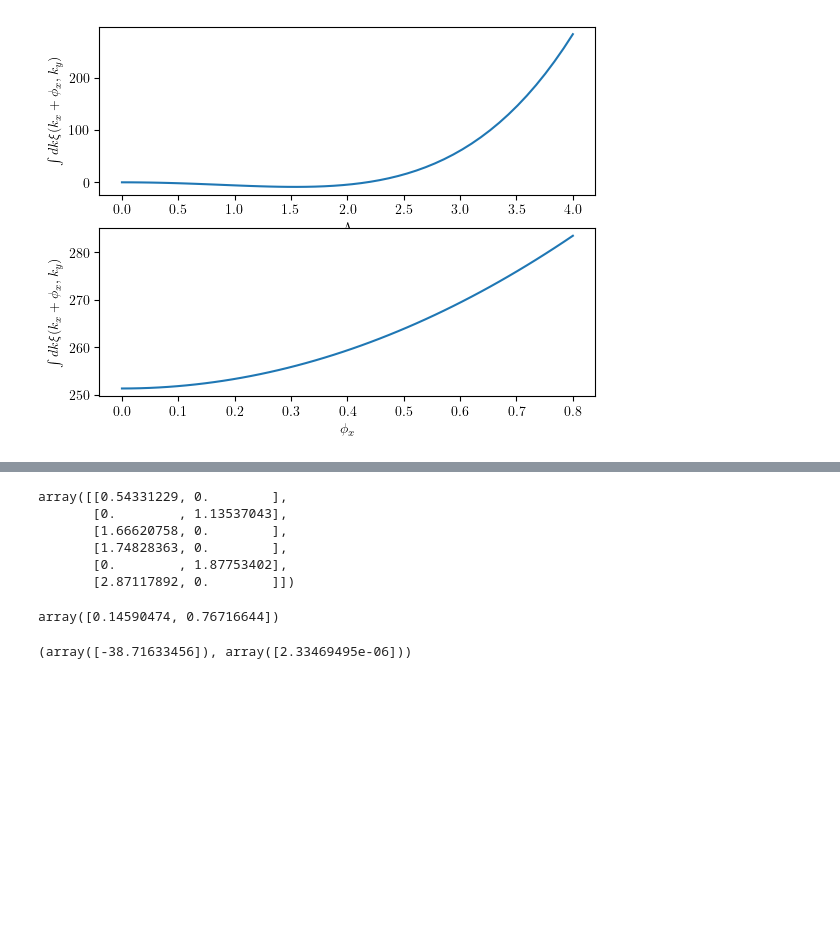
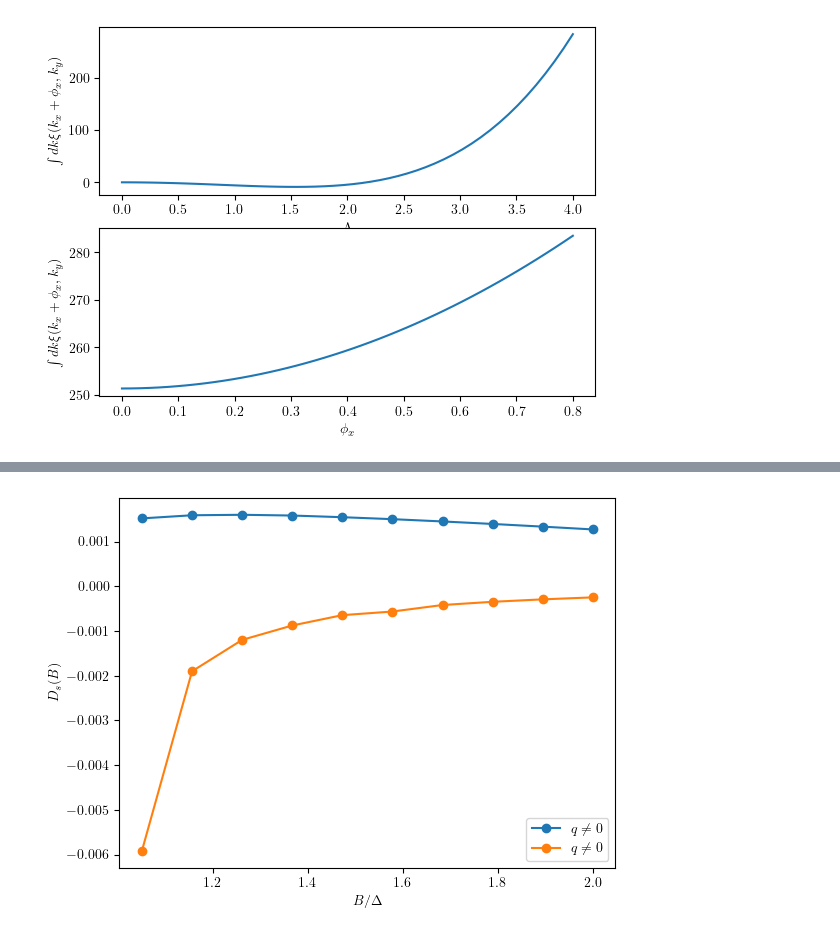
Before and after one commit to gabriel-rodriguez-ruiz/bilayer, a Jupyter notebook: Monolayer.ipynb, the cells around one changed output, grey strips where cells are left out. Saved outputs shown, nothing was run; the diff lists cells and outputs as text; code cells hidden in the pictures; blank space fills up the shorter version.

```diff
--- a/Monolayer.ipynb
+++ b/Monolayer.ipynb
@@ -541,18 +525,41 @@ array([[1.19345703, 0.        ],
-# %%
- roots
-# %% [output]
-array([[0.54331229, 0.        ],
-       [0.        , 1.13537043],
-       [1.66620758, 0.        ],
-       [1.74828363, 0.        ],
-       [0.        , 1.87753402],
-       [2.87117892, 0.        ]])
-# %%
-Discriminant_roots = get_Discriminant_roots(mu, B, Delta)
-Discriminant_roots
-# %% [output]
-array([0.14590474, 0.76716644])
-# %%
-get_total_fundamental_energy_vs_phi_x([Discriminant_roots[0]], mu, B, Delta, cut_off)
-# %% [output]
-(array([-38.71633456]), array([2.33469495e-06]))
+# %%
+def get_minima_of_energy_vs_B(phi_x_values, mu, B_values, Delta, cut_off):
+    minima_values = np.zeros_like(B_values)
+    E_values = np.zeros((len(phi_x_values), len(B_values)))
+    for i, B in enumerate(B_values):
+        E_values[:, i], error = get_total_fundamental_energy_vs_phi_x(phi_x_values, mu, B, Delta, cut_off)
+        minima_values[i] = find_peaks(-E_values[:, i])[0][0]
+    return minima_values, E_values
+
+def get_stiffness_at_q_non_zero(phi_x_values, mu, B_values, Delta, cut_off):
+    phi_minima, E_values = get_minima_of_energy_vs_B(phi_x_values, mu, B_values, Delta, cut_off)
+    stiffness = np.zeros_like(B_values)
+    for i, B in enumerate(B_values):
+        stiffness[i] = np.gradient(np.gradient(E_values[:, i]))[int(phi_minima[i])]
+    return stiffness
+
+def get_stiffness_at_q_zero(phi_x_values, mu, B_values, Delta, cut_off):
+    phi_minima, E_values = get_minima_of_energy_vs_B(phi_x_values, mu, B_values, Delta, cut_off)
+    stiffness = np.zeros_like(B_values)
+    for i, B in enumerate(B_values):
+        stiffness[i] = np.gradient(np.gradient(E_values[:, i]))[0]
+    return stiffness
+
+cut_off = 10
+mu = 3.
+Delta = 1
+phi_x_values = np.linspace(0, 1, 100)
+B_values = np.linspace(1.05, 2, 10)
+
+stiffness_B_q_non_zero = get_stiffness_at_q_non_zero(phi_x_values, mu, B_values, Delta, cut_off)
+stiffness_B_q_zero = get_stiffness_at_q_zero(phi_x_values, mu, B_values, Delta, cut_off)
+
+fig, ax = plt.subplots()
+ax.plot(B_values, stiffness_B_q_non_zero, "o-", label=r"$q\neq 0$")
+ax.plot(B_values, stiffness_B_q_zero, "o-", label=r"$q\neq 0$")
+
+plt.legend()
+ax.set_xlabel(r"$B/\Delta$")
+ax.set_ylabel(r"$D_s(B)$");
+# %% [output]
+[figure, added]
```
Also changed, not shown: parts of 7 cells of this notebook.
